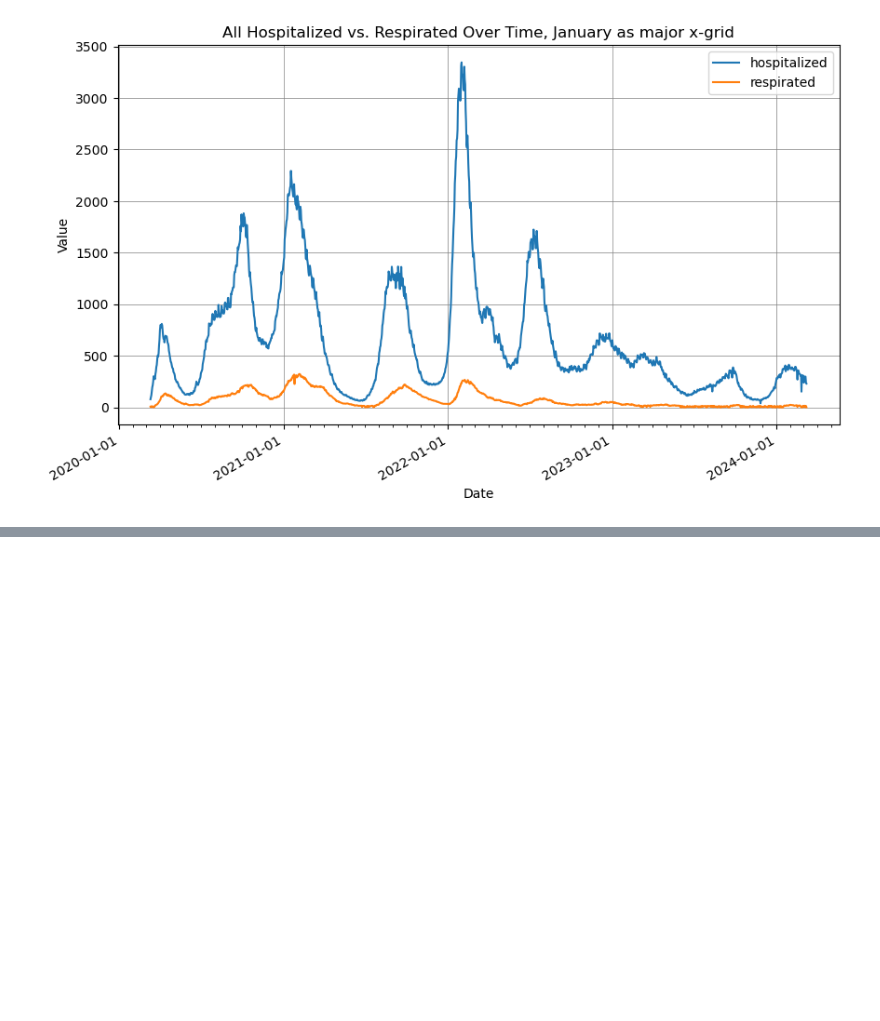
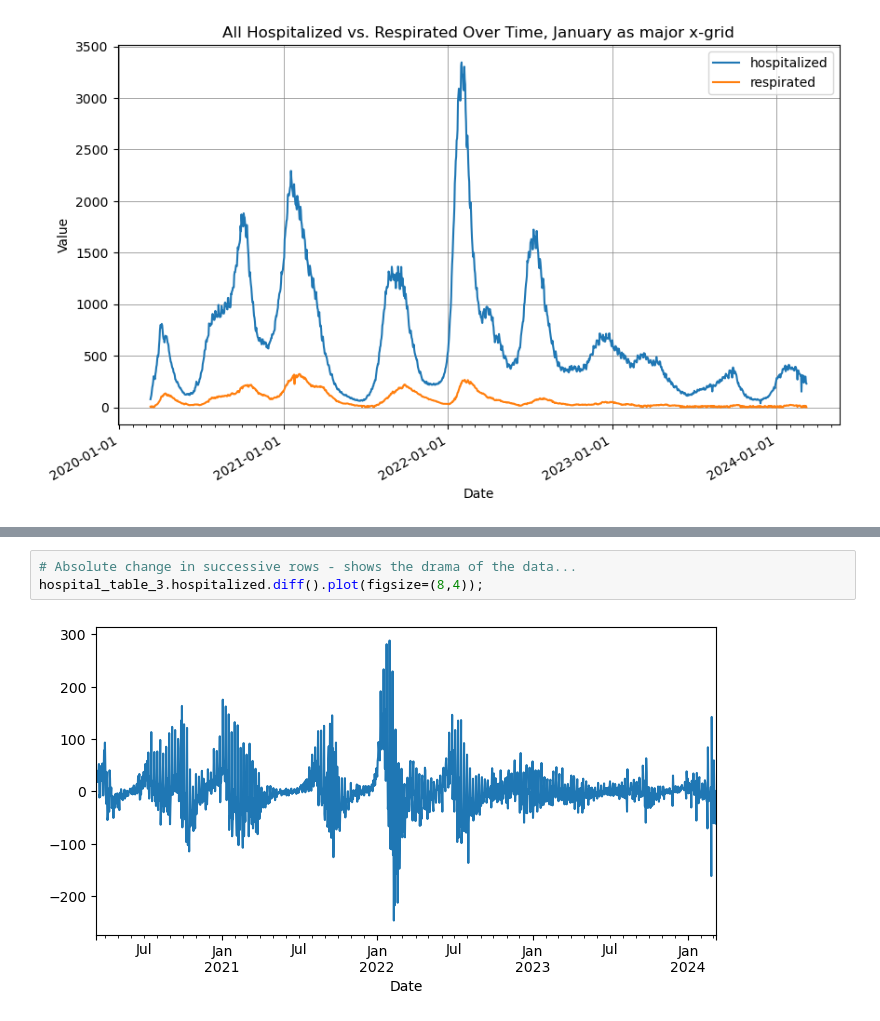
Before and after one commit to Shunit-Mazeh/Covid19-Project, a Jupyter notebook: covid19-hospitalization-graphs.ipynb, the cells around one changed output, grey strips where cells are left out. Cells and saved outputs as stored; diff of their text form; blank space fills up the shorter version.

```diff
--- a/covid19-hospitalization-graphs.ipynb
+++ b/covid19-hospitalization-graphs.ipynb
@@ -235,0 +242,5 @@ plt.show()
+# %%
+# Absolute change in successive rows - shows the drama of the data...
+hospital_table_3.hospitalized.diff().plot(figsize=(8,4));
+# %% [output]
+[figure, added]
```
Also changed, not shown: parts of 9 cells of this notebook.
